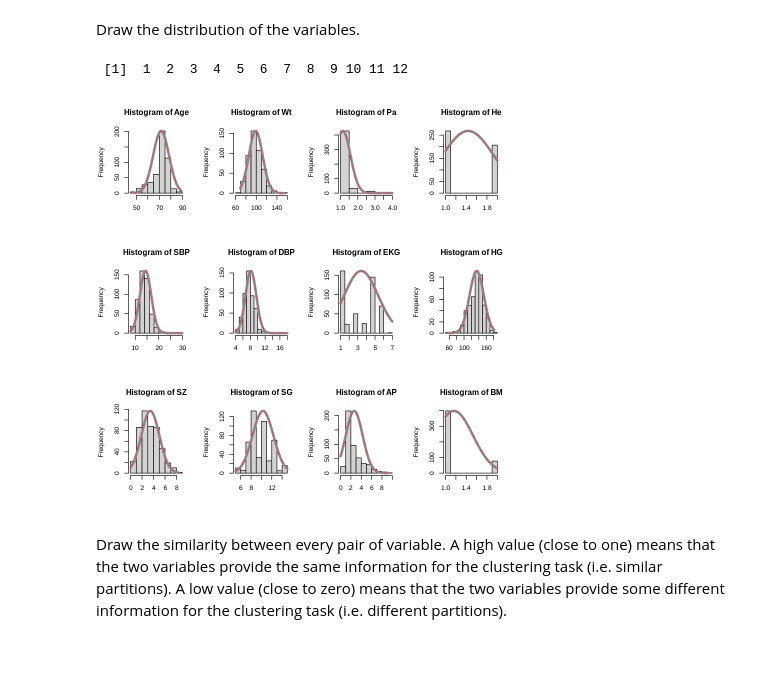
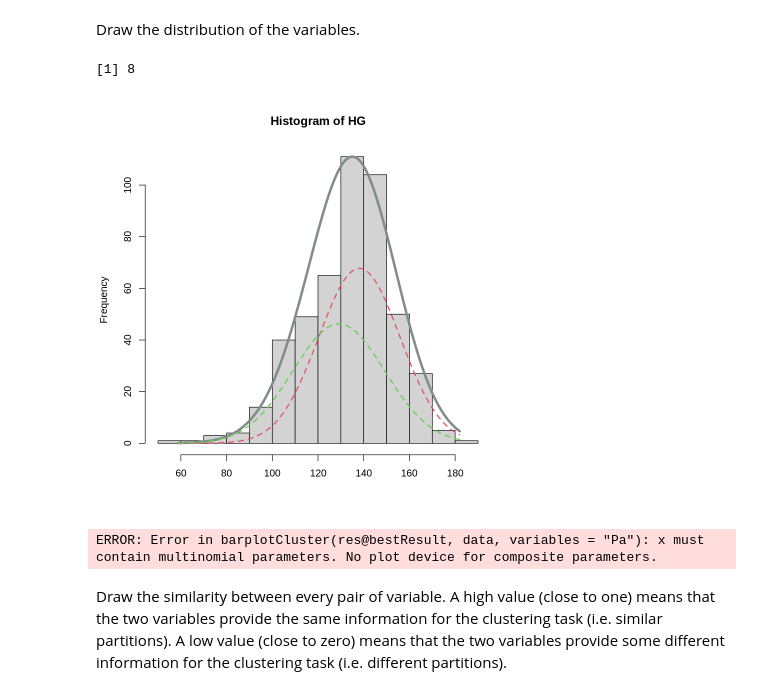
Before and after one commit to vandaele/mixmod-notebook, a Jupyter notebook: mixmod-example.ipynb, the cells around one changed output. Cells and saved outputs as stored; diff of their text form; code cells hidden in the pictures; blank space fills up the shorter version.

```diff
--- a/mixmod-example.ipynb
+++ b/mixmod-example.ipynb
@@ -7,5 +7,6 @@ Load the CSV data file as dataframe.
 # %%
-data <- read.table("mixmod-example.csv", sep = ";", header = TRUE)
+classes <- c("numeric","numeric","factor","factor","numeric","numeric","factor","numeric","numeric","numeric","numeric","factor")
+data <- read.table("mixmod-example.csv", sep = ";", header = TRUE, colClasses=classes)
 head(data)
 # %% [output]
 A data.frame: 6 × 12
@@ -42,4 +43,5 @@ Choose the desired number of classes and the number of runs for each given numbe
 # %%
 nbCluster <- 1:5
 # %%
-res <- mixmodCluster(data, criterion="ICL", strategy=mixmodStrat, nbCluster=nbCluster)
+res <- mixmodCluster(data, criterion="ICL", strategy=mixmodStrat, nbCluster=nbCluster, massiccc=1)
+str(res@results[[1]])
@@ -60,7 +91,11 @@ ERROR: Error in barplotCluster(height@bestResult, height@data, ...): x must cont
 # %% [markdown]
 Draw the distribution of the variables.
 # %%
-hist(res)
+hist(res, variables=c("HG"))
 # %% [output]
- [1]  1  2  3  4  5  6  7  8  9 10 11 12
+[1] 8
-[figure, old version]
+[figure, new version]
+# %%
+barplotCluster(res@bestResult, data, variables='Pa')
+# %% [output]
+ERROR: Error in barplotCluster(res@bestResult, data, variables = "Pa"): x must contain multinomial parameters. No plot device for composite parameters.
```
Also changed, not shown: parts of 11 cells of this notebook.
